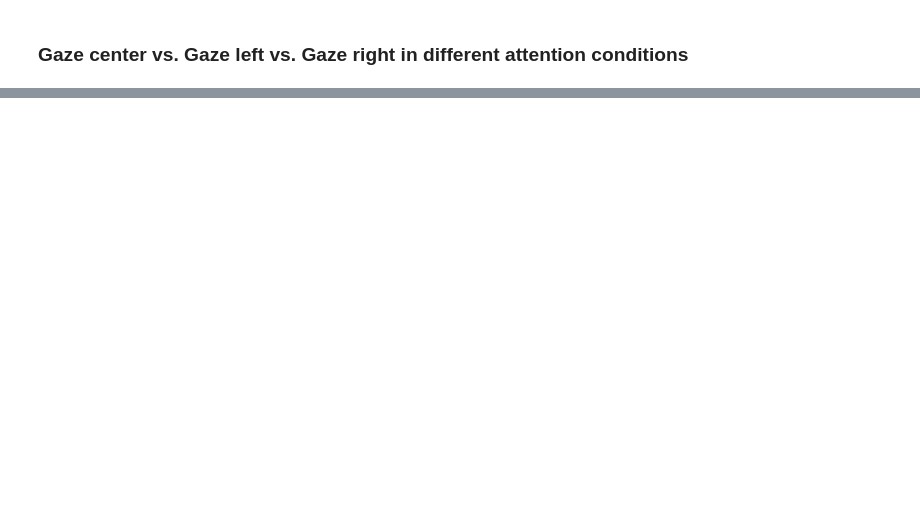
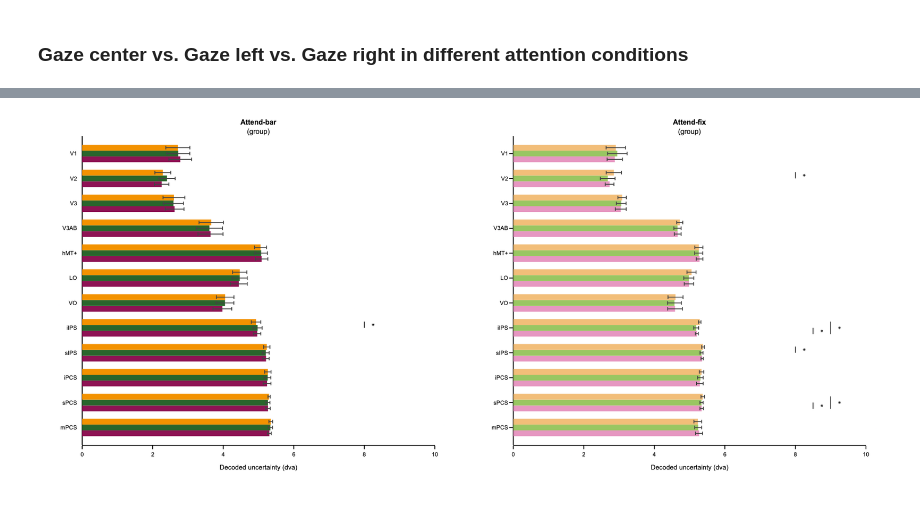
Before and after one commit to mszinte/gaze_prf, a Jupyter notebook: analysis_code/decode/decode_certainty.ipynb, the cells around one changed output, grey strips where cells are left out. Drawn from its saved outputs; the diff is of its cells as text; code cells hidden in the pictures; blank space fills up the shorter version.

```diff
--- a/analysis_code/decode/decode_certainty.ipynb
+++ b/analysis_code/decode/decode_certainty.ipynb
@@ -446,32 +469,34 @@ for attend_task, attend_task_txt in zip(attend_tasks, attend_tasks_txt):
 
             fig.append_trace(go.Scatter(x=x_line+x_gap_asterisk,
                                         y=[np.mean(y_line)], marker_symbol='asterisk-open', showlegend=False,
                                         mode='markers', marker_color='black', hoverinfo='skip', marker_size=5),row=1, col=col)
 
 
 # set figure axis
 for xaxis in ['xaxis', 'xaxis2']:
     exec("fig.layout.update({}_range=xaxis_range)".format(xaxis))
     exec("fig.layout.update({}_title=xaxis_title)".format(xaxis))
     exec("fig.layout.update({}_tickvals=xaxis_tickvals)".format(xaxis))
     exec("fig.layout.update({}_ticktext=xaxis_ticktext)".format(xaxis))
     exec("fig.layout.update({}_zeroline=True)".format(xaxis))
 
 for yaxis in ['yaxis', 'yaxis2', ]:
     exec("fig.layout.update({}_range=yaxis_range)".format(yaxis))
     exec("fig.layout.update({}_tickvals=yaxis_tickvals)".format(yaxis))
     exec("fig.layout.update({}_ticktext=yaxis_ticktext)".format(yaxis))
 
 # set axis
 for row in np.arange(rows):
     for col in np.arange(cols):
         fig.update_xaxes(visible=True, ticklen=8, linewidth=template_specs['axes_width'], row=row+1, col=col+1)
 
 # set figure
 fig.layout.update(yaxis_title='', yaxis_color = 'rgba(0,0,0,0)', yaxis_tickfont_color='black', bargap=0.3, template=fig_template, width=fig_width, height=fig_height, margin_l=margin_l, margin_r=margin_r, margin_t=margin_t, margin_b=margin_b,
                   legend_yanchor='top', legend_y=-0.15,legend_x=-0.05, legend_xanchor='left', legend_bgcolor='rgba(255,255,255,0)', legend_tracegroupgap=1)
 
 # show and save figure
 fig.show(config={"displayModeBar": False})
-fig.write_image("{}/{}_decode_std2.pdf".format(group_tsv_dir, subject))
-fig.write_html("{}/{}_decode_std2.html".format(group_tsv_dir, subject),config={"displayModeBar": False})
+fig.write_image("{}/group_decode_std2.pdf".format(group_tsv_dir))
+fig.write_html("{}/group_decode_std2.html".format(group_tsv_dir),config={"displayModeBar": False})
+# %% [output]
+[figure, added]
```
Also changed, not shown: parts of 6 cells of this notebook.
